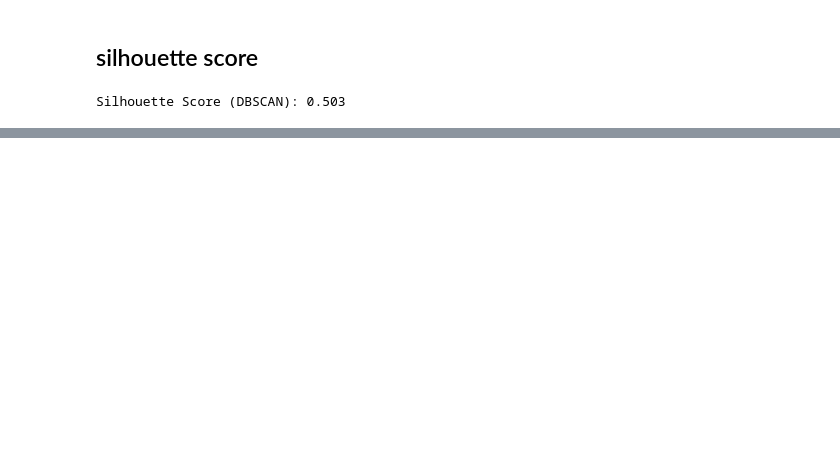
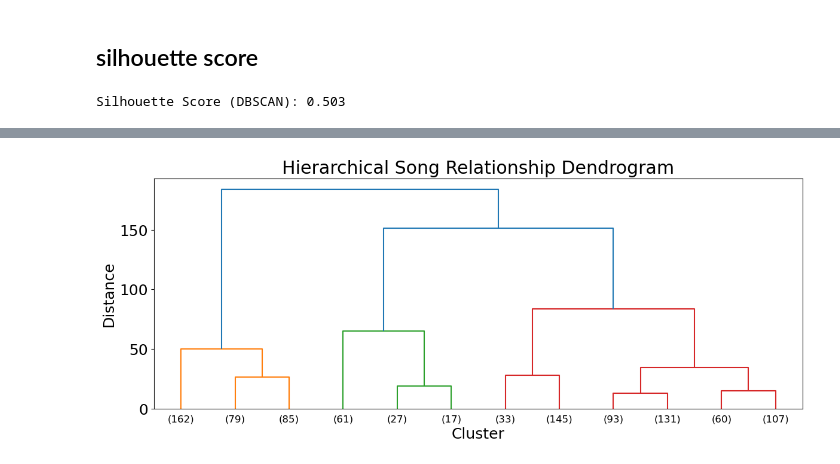
Before and after one commit to Titaniel3/ASDA_2025_Group_1_Portfolio_new, a Jupyter notebook: notebooks/week_11_group_1_notebook.ipynb, the cells around one changed output, grey strips where cells are left out. Cells and saved outputs as stored; diff of their text form; code cells hidden in the pictures; blank space fills up the shorter version.

```diff
--- a/notebooks/week_11_group_1_notebook.ipynb
+++ b/notebooks/week_11_group_1_notebook.ipynb
@@ -634,0 +731,2 @@ Silhouette Score (DBSCAN): 0.503
+# %%
+X_hier = X_pca_df[['PC1','PC2']]
@@ -634,0 +803,13 @@ Silhouette Score (DBSCAN): 0.503
+# %%
+sample = X_hier.sample(1000, random_state=42)   # keep it readable
+
+Z = linkage(sample, method='ward')
+
+plt.figure(figsize=(14,5))
+dendrogram(Z, truncate_mode='lastp', p=12)
+plt.title("Hierarchical Song Relationship Dendrogram")
+plt.xlabel("Cluster")
+plt.ylabel("Distance")
+plt.show()
+# %% [output]
+[figure, added]
```
Also changed, not shown: parts of 17 cells of this notebook.
